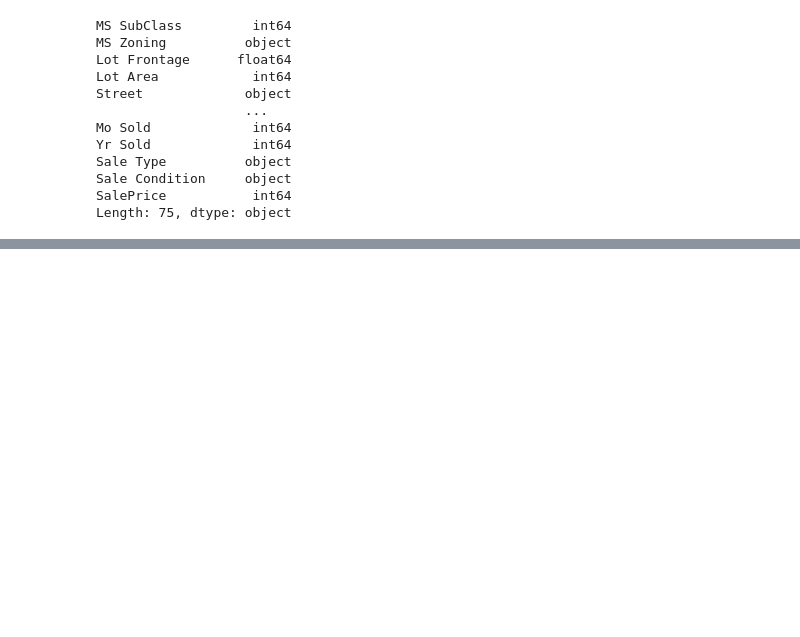
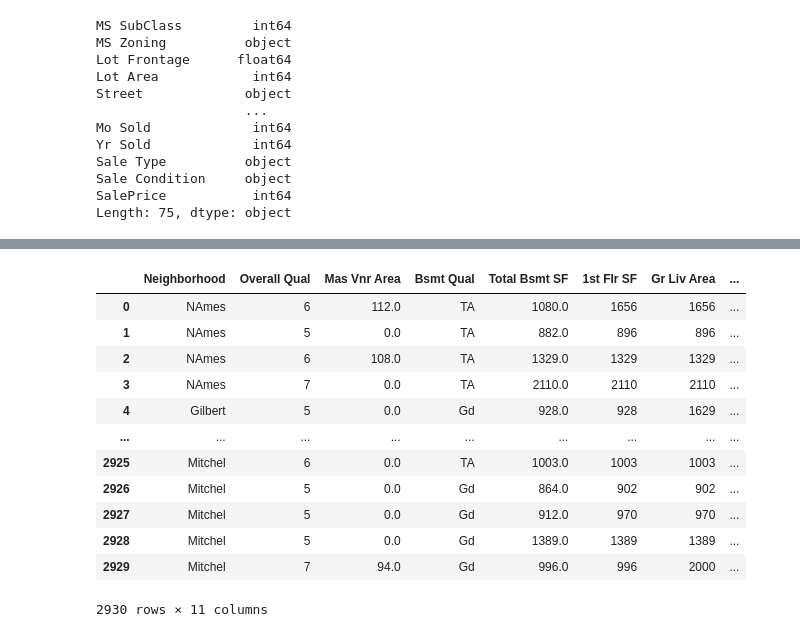
Before and after one commit to Flockyy/Projet_E2_P2, a Jupyter notebook: E2_analysis.ipynb, the cells around one changed output, grey strips where cells are left out. Saved outputs shown, nothing was run; the diff lists cells and outputs as text; code cells hidden in the pictures; blank space fills up the shorter version.

```diff
--- a/E2_analysis.ipynb
+++ b/E2_analysis.ipynb
@@ -106,0 +190,17 @@ num_col = list(df.select_dtypes(include=['int64', 'float64']).columns)
+# %%
+pre_proc_df = pre_proc_df.drop(['Exter Qual', 'Foundation', 'Year Remod/Add', 'Full Bath', 'Garage Area', 'Year Built'], axis = 1)
+pre_proc_df
+# %% [output]
+|  | Neighborhood | Overall Qual | Mas Vnr Area | Bsmt Qual | Total Bsmt SF | 1st Flr SF | Gr Liv Area | ... |
+| 0 | NAmes | 6 | 112.0 | TA | 1080.0 | 1656 | 1656 | ... |
+| 1 | NAmes | 5 | 0.0 | TA | 882.0 | 896 | 896 | ... |
+| 2 | NAmes | 6 | 108.0 | TA | 1329.0 | 1329 | 1329 | ... |
+| 3 | NAmes | 7 | 0.0 | TA | 2110.0 | 2110 | 2110 | ... |
+| 4 | Gilbert | 5 | 0.0 | Gd | 928.0 | 928 | 1629 | ... |
+| ... | ... | ... | ... | ... | ... | ... | ... | ... |
+| 2925 | Mitchel | 6 | 0.0 | TA | 1003.0 | 1003 | 1003 | ... |
+| 2926 | Mitchel | 5 | 0.0 | Gd | 864.0 | 902 | 902 | ... |
+| 2927 | Mitchel | 5 | 0.0 | Gd | 912.0 | 970 | 970 | ... |
+| 2928 | Mitchel | 5 | 0.0 | Gd | 1389.0 | 1389 | 1389 | ... |
+| 2929 | Mitchel | 7 | 94.0 | Gd | 996.0 | 996 | 2000 | ... |
+2930 rows × 11 columns
```
Also changed, not shown: parts of 27 cells of this notebook, 1 other file.
